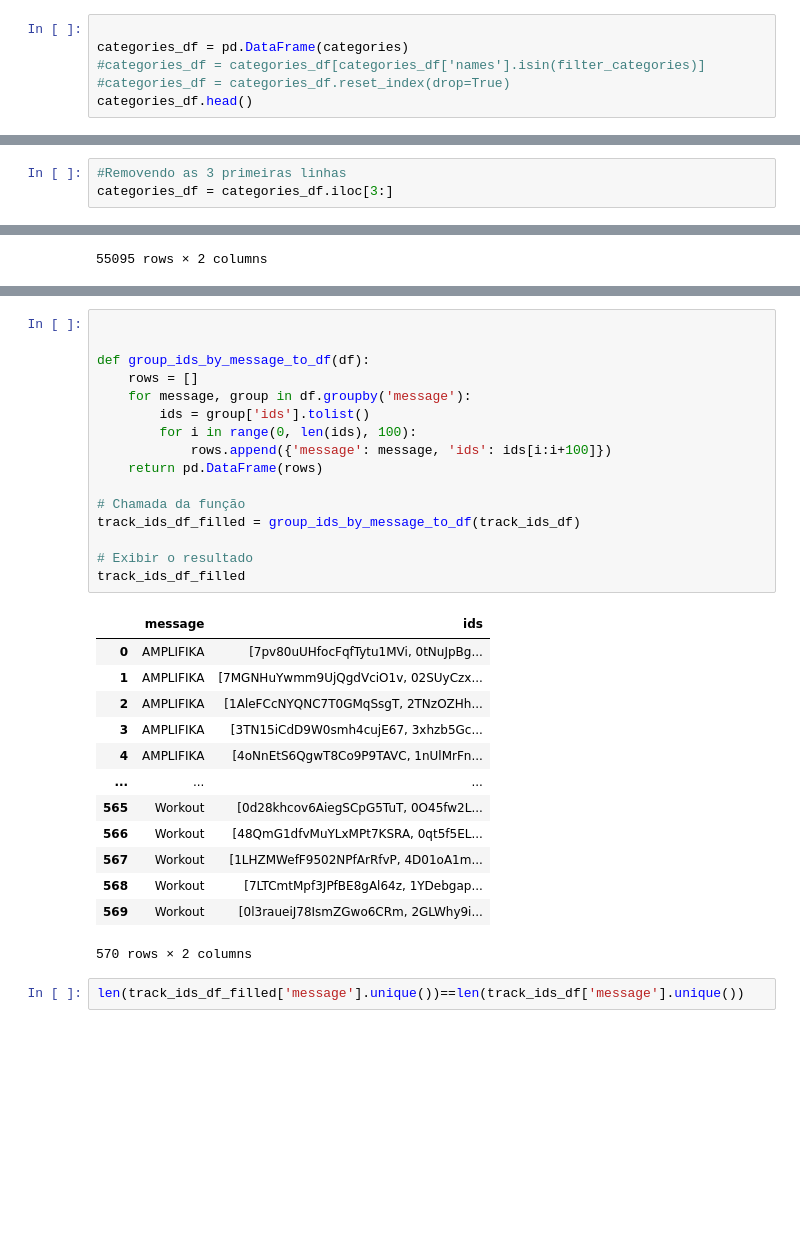
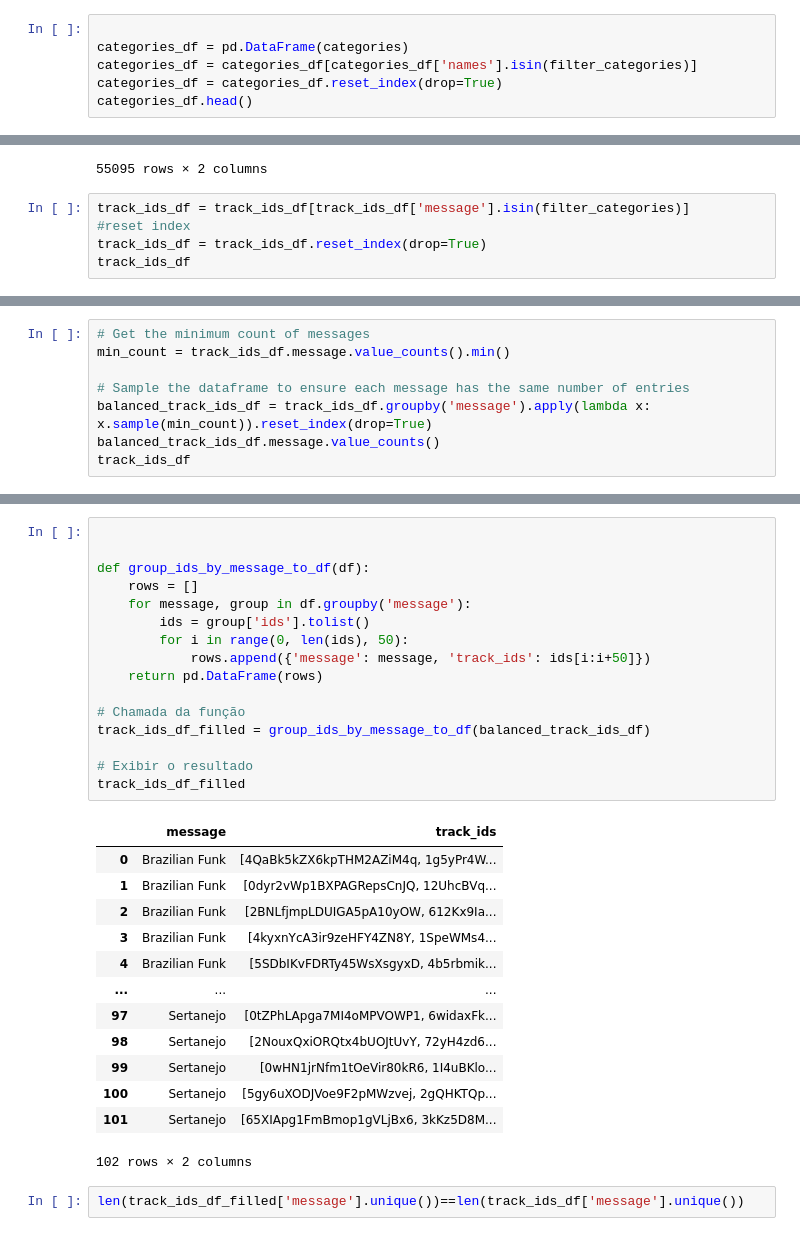
Before and after one commit to CDIMT2024/chorano_e_dancando, a Jupyter notebook: spotfy-AI/spotfy.ipynb, the cells around one changed output, grey strips where cells are left out. Saved outputs shown, nothing was run; the diff lists cells and outputs as text; blank space fills up the shorter version.

```diff
--- a/spotfy-AI/spotfy.ipynb
+++ b/spotfy-AI/spotfy.ipynb
@@ -588,8 +591,8 @@ categories
 # %%
 
 categories_df = pd.DataFrame(categories)
-#categories_df = categories_df[categories_df['names'].isin(filter_categories)]
-#categories_df = categories_df.reset_index(drop=True)
+categories_df = categories_df[categories_df['names'].isin(filter_categories)]
+categories_df = categories_df.reset_index(drop=True)
 categories_df.head()
 # %% [output]
 |  | names | ids |
@@ -601,6 +604,3 @@ categories_df.head()
-# %%
-#Removendo as 3 primeiras linhas
-categories_df = categories_df.iloc[3:]
 # %% [markdown]
 ### Buscando playlist
 # %%
@@ -957,3 +950,8 @@ track_ids_df
 | 55093 | Latin | 587pEvJ7iJhNtcCf5YKEgE |
 | 55094 | Latin | 6KOnLTb1xLfKDAjMC43I76 |
 55095 rows × 2 columns
+# %%
+track_ids_df = track_ids_df[track_ids_df['message'].isin(filter_categories)]
+#reset index
+track_ids_df = track_ids_df.reset_index(drop=True)
+track_ids_df
@@ -959,0 +972,8 @@ track_ids_df
+# %%
+# Get the minimum count of messages
+min_count = track_ids_df.message.value_counts().min()
+
+# Sample the dataframe to ensure each message has the same number of entries
+balanced_track_ids_df = track_ids_df.groupby('message').apply(lambda x: x.sample(min_count)).reset_index(drop=True)
+balanced_track_ids_df.message.value_counts()
+track_ids_df
@@ -960,33 +1010,33 @@ track_ids_df
 # %%
 
 
 def group_ids_by_message_to_df(df):
     rows = []
     for message, group in df.groupby('message'):
         ids = group['ids'].tolist()
-        for i in range(0, len(ids), 100):
-            rows.append({'message': message, 'ids': ids[i:i+100]})
+        for i in range(0, len(ids), 50):
+            rows.append({'message': message, 'track_ids': ids[i:i+50]})
     return pd.DataFrame(rows)
 
 # Chamada da função
-track_ids_df_filled = group_ids_by_message_to_df(track_ids_df)
+track_ids_df_filled = group_ids_by_message_to_df(balanced_track_ids_df)
 
 # Exibir o resultado
 track_ids_df_filled
 # %% [output]
-|  | message | ids |
-| 0 | AMPLIFIKA | [7pv80uUHfocFqfTytu1MVi, 0tNuJpBg... |
-| 1 | AMPLIFIKA | [7MGNHuYwmm9UjQgdVciO1v, 02SUyCzx... |
-| 2 | AMPLIFIKA | [1AleFCcNYQNC7T0GMqSsgT, 2TNzOZHh... |
-| 3 | AMPLIFIKA | [3TN15iCdD9W0smh4cujE67, 3xhzb5Gc... |
-| 4 | AMPLIFIKA | [4oNnEtS6QgwT8Co9P9TAVC, 1nUlMrFn... |
+|  | message | track_ids |
+| 0 | Brazilian Funk | [4QaBk5kZX6kpTHM2AZiM4q, 1g5yPr4W... |
+| 1 | Brazilian Funk | [0dyr2vWp1BXPAGRepsCnJQ, 12UhcBVq... |
+| 2 | Brazilian Funk | [2BNLfjmpLDUIGA5pA10yOW, 612Kx9Ia... |
+| 3 | Brazilian Funk | [4kyxnYcA3ir9zeHFY4ZN8Y, 1SpeWMs4... |
+| 4 | Brazilian Funk | [5SDbIKvFDRTy45WsXsgyxD, 4b5rbmik... |
 | ... | ... | ... |
-| 565 | Workout | [0d28khcov6AiegSCpG5TuT, 0O45fw2L... |
-| 566 | Workout | [48QmG1dfvMuYLxMPt7KSRA, 0qt5f5EL... |
-| 567 | Workout | [1LHZMWefF9502NPfArRfvP, 4D01oA1m... |
-| 568 | Workout | [7LTCmtMpf3JPfBE8gAl64z, 1YDebgap... |
-| 569 | Workout | [0l3raueiJ78IsmZGwo6CRm, 2GLWhy9i... |
+| 97 | Sertanejo | [0tZPhLApga7MI4oMPVOWP1, 6widaxFk... |
+| 98 | Sertanejo | [2NouxQxiORQtx4bUOJtUvY, 72yH4zd6... |
+| 99 | Sertanejo | [0wHN1jrNfm1tOeVir80kR6, 1I4uBKlo... |
+| 100 | Sertanejo | [5gy6uXODJVoe9F2pMWzvej, 2gQHKTQp... |
+| 101 | Sertanejo | [65XIApg1FmBmop1gVLjBx6, 3kKz5D8M... |
-570 rows × 2 columns
+102 rows × 2 columns
 # %%
 len(track_ids_df_filled['message'].unique())==len(track_ids_df['message'].unique())
 # %% [output]
```
Also changed, not shown: parts of 51 cells of this notebook, 2 other files.
